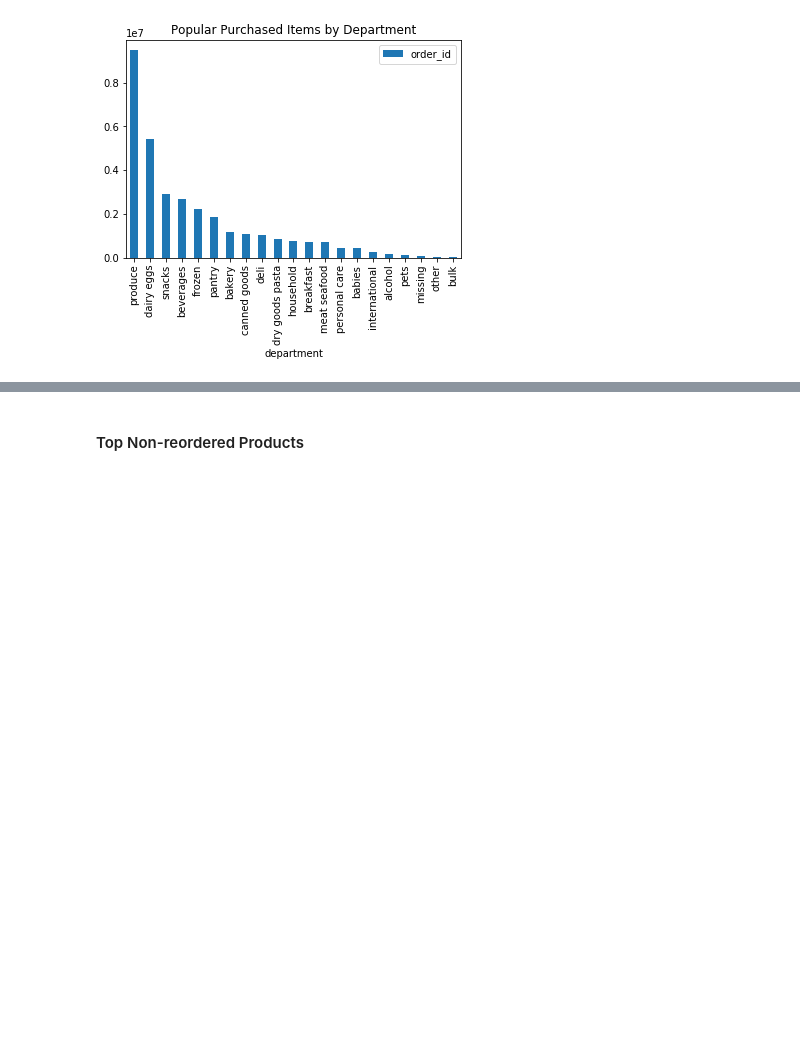
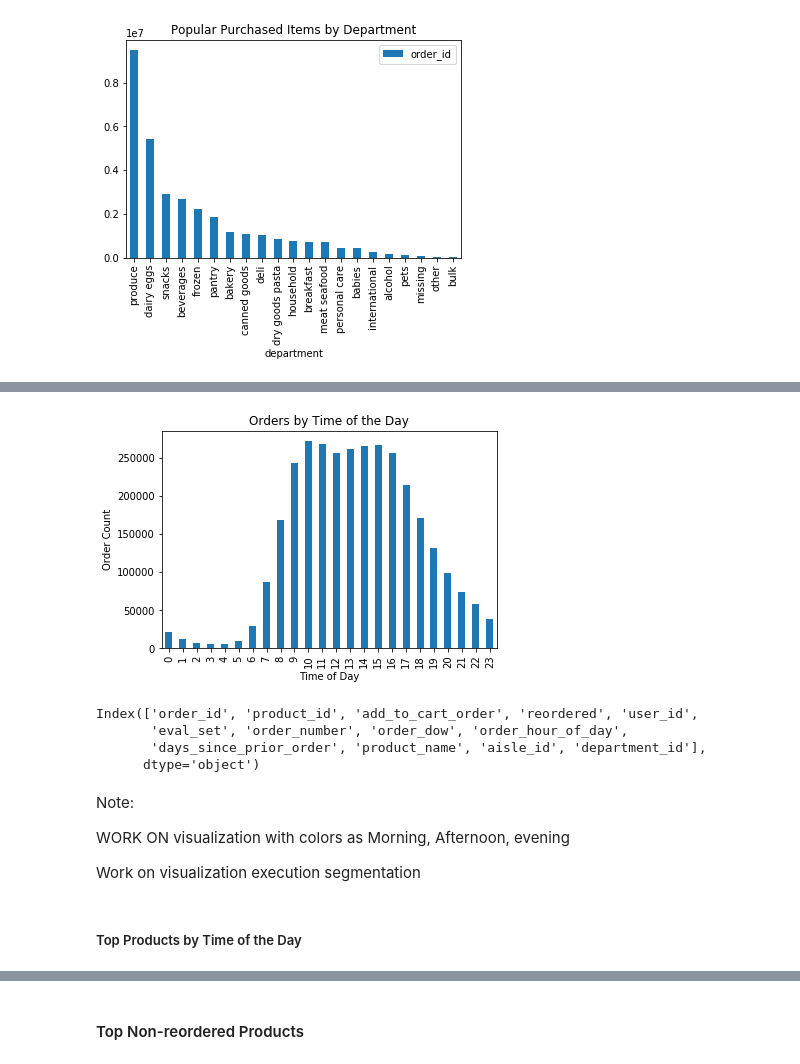
Before and after one commit to CloudChaoszero/Instacart-Product-AnalysisAndInference, a Jupyter notebook: Analytics/Instacart-Data-Analytics.ipynb, the cells around one changed output, grey strips where cells are left out. Drawn from its saved outputs; the diff is of its cells as text; code cells hidden in the pictures; blank space fills up the shorter version.

```diff
--- a/Analytics/Instacart-Data-Analytics.ipynb
+++ b/Analytics/Instacart-Data-Analytics.ipynb
@@ -184,0 +253,30 @@ but what about through particular segments? Moreover, what is the re-order ratio
+# %%
+orders_timeDf_nonDuplicates_ohod = ordersAndProducts_TimeDf.drop_duplicates('order_id')[[\
+        'order_id','order_hour_of_day']]
+orders_timeDf_nonDuplicates_ohod.reset_index(inplace=True,drop = True)
+# %%
+orders_timeDf_nonDuplicates_ohod.groupby(['order_hour_of_day'])\
+        .count()\
+        .plot(kind='bar',legend =False)
+plt.title('Orders by Time of the Day')
+plt.ylabel('Order Count')
+plt.xlabel('Time of Day')
+plt.show()
+# %% [output]
+[figure, added]
+# %%
+## Get segmentation by Day of the week and time of the day for particular products, top of them
+ordersAndProducts_TimeDf.columns
+# %% [output]
+Index(['order_id', 'product_id', 'add_to_cart_order', 'reordered', 'user_id',
+       'eval_set', 'order_number', 'order_dow', 'order_hour_of_day',
+       'days_since_prior_order', 'product_name', 'aisle_id', 'department_id'],
+      dtype='object')
+# %% [markdown]
+Note:
+
+WORK ON visualization with colors as Morning, Afternoon, evening
+
+Work on visualization execution segmentation
+# %% [markdown]
+##### Top Products by Time of the Day
```
Also changed, not shown: parts of 21 cells of this notebook.
